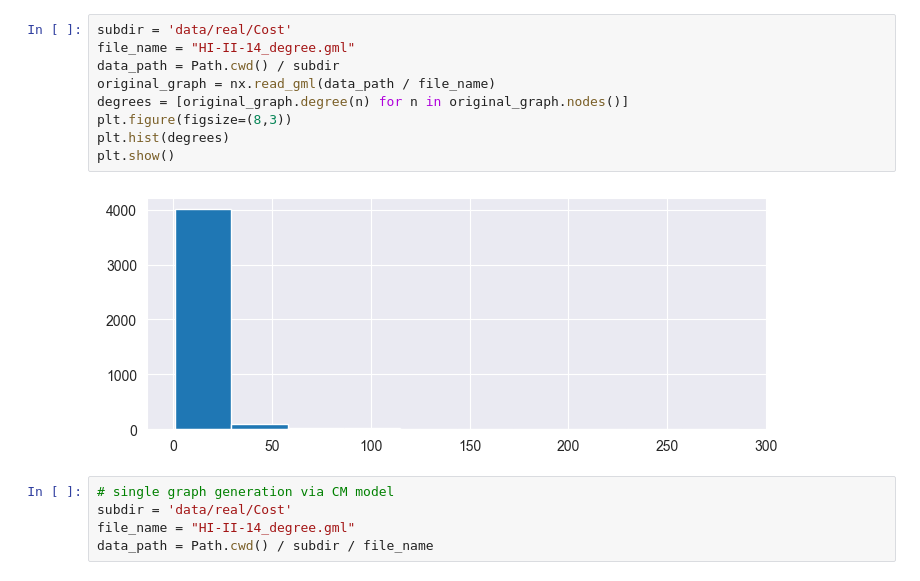
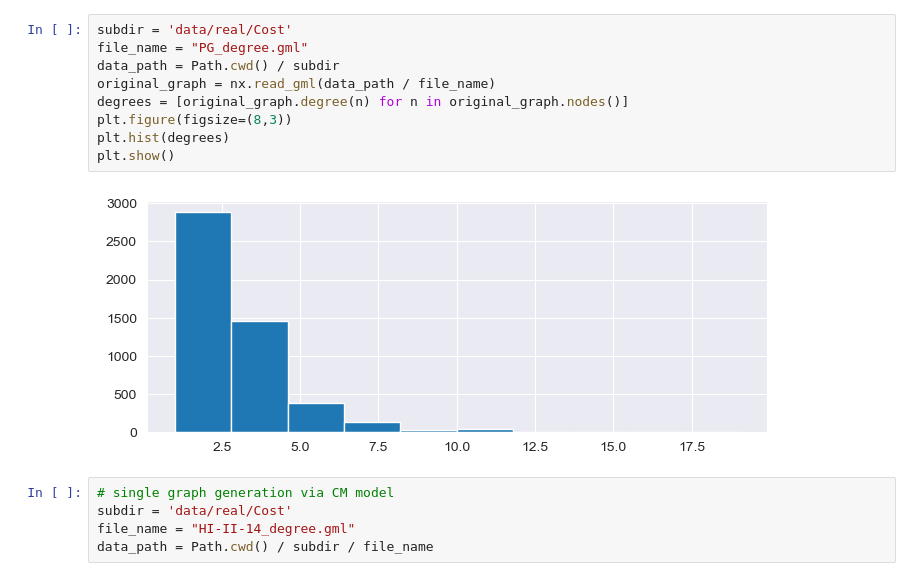
Before and after one commit to rituja-pardhi/ImpNode, a Jupyter notebook: cm_data_gen.ipynb, the cells around one changed output. Cells and saved outputs as stored; diff of their text form.

```diff
--- a/cm_data_gen.ipynb
+++ b/cm_data_gen.ipynb
@@ -11,14 +14,14 @@ from DQN.configuration_model import cm_model, get_degree_distribution
 # %%
 subdir = 'data/real/Cost'
-file_name = "HI-II-14_degree.gml"
+file_name = "PG_degree.gml"
 data_path = Path.cwd() / subdir
 original_graph = nx.read_gml(data_path / file_name)
 degrees = [original_graph.degree(n) for n in original_graph.nodes()]
 plt.figure(figsize=(8,3))
 plt.hist(degrees)
 plt.show()
 # %% [output]
-[figure, old version]
+[figure, new version]
 # %%
 # single graph generation via CM model
 subdir = 'data/real/Cost'
```
Also changed, not shown: parts of 5 cells of this notebook, 13 other files.
